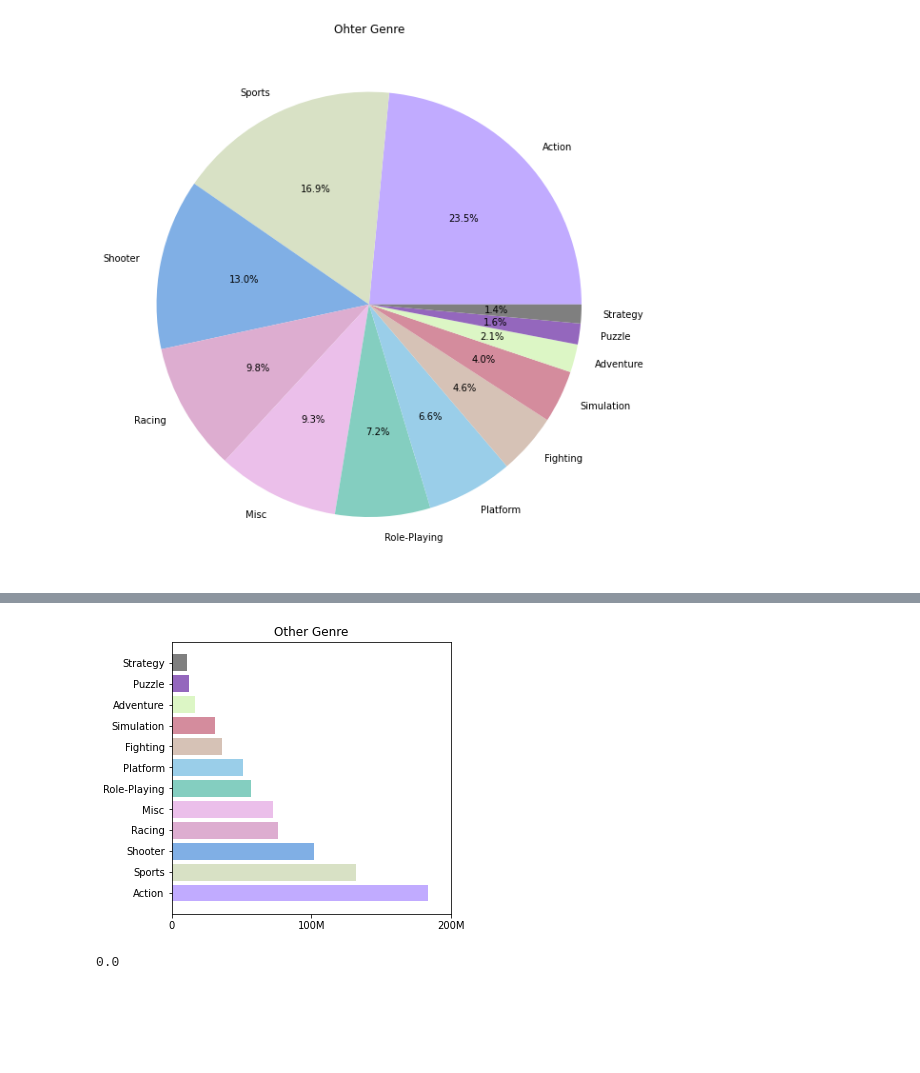
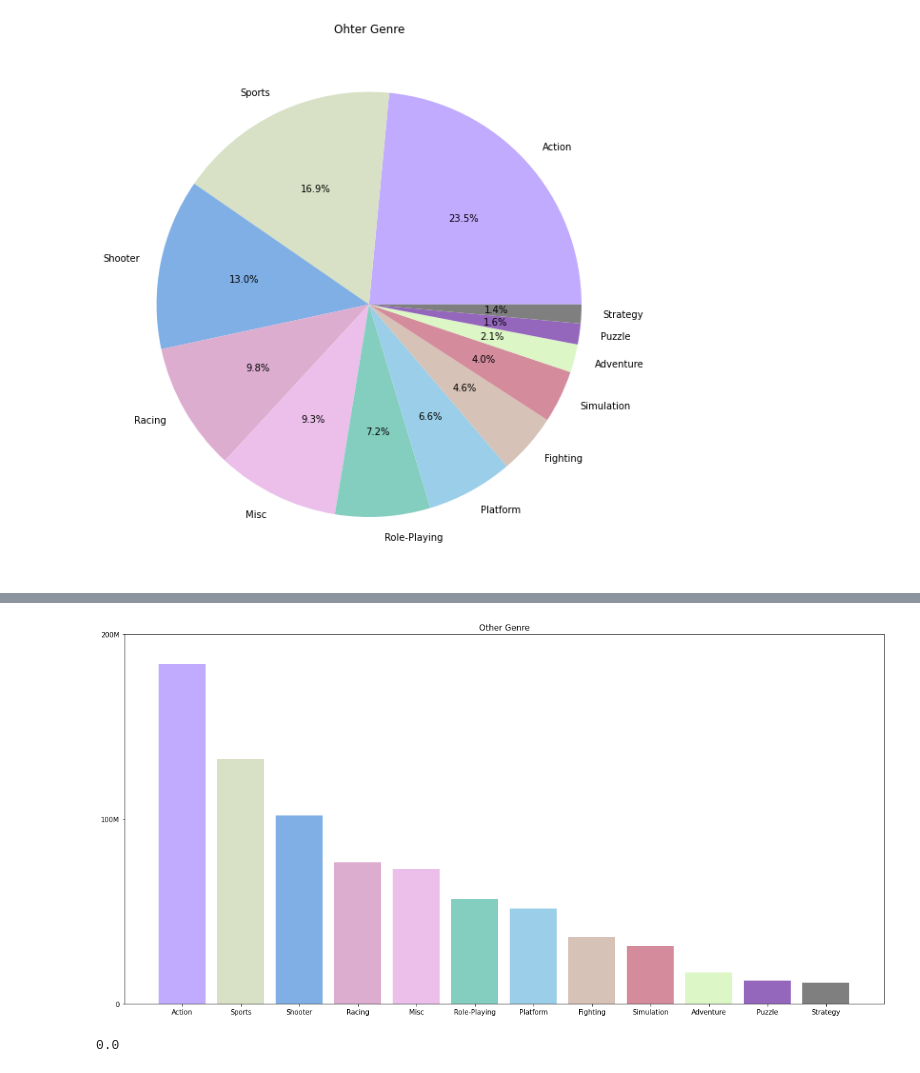
Before and after one commit to kmukhs/AIB17_Section1_Project, a Jupyter notebook: AIB17_Section1_Project1_김현섭.ipynb, the cells around one changed output, grey strips where cells are left out. Cells and saved outputs as stored; diff of their text form; code cells hidden in the pictures; blank space fills up the shorter version.

```diff
--- a/AIB17_Section1_Project1_김현섭.ipynb
+++ b/AIB17_Section1_Project1_김현섭.ipynb
@@ -483,18 +485,18 @@ plt.show()
 # %%
 # 기타지역 장르별 총 판매량
 
 labels = RegOTHERGen['Genre']
 ratio = RegOTHERGen['Region_Sales']
 colors = ['#c1abff', '#d8e1c5', '#80afe5', '#ddadd0', '#ebbfea', '#84cec0', '#9acee9', '#d6c2b6', '#d48c9d', '#dcf6c5' , '#9467bd', '#7f7f7f']
 
-plt.figure(figsize=(5,5))
-plt.barh(labels, ratio, color=colors)
-plt.xticks([0 , 100000000 , 200000000], ('0' , '100M' , '200M'))
+plt.figure(figsize=(20,10))
+plt.bar(labels, ratio, color=colors)
+plt.yticks([0 , 100000000 , 200000000], ('0' , '100M' , '200M'))
 plt.title("Other Genre")
 
 plt.show()
 # %% [output]
-[figure, old version]
+[figure, new version]
 # %%
 # 연도별에 따른 트렌드가 정확하게 다른지 파악하기 위하여, 카이제곱검정을 실시함
 # P-value가 0.05보다 낮으므로 대립가설(연도별로 트렌드(장르별 선호도)가 다르다)을 채택
```
Also changed, not shown: parts of 41 cells of this notebook.
